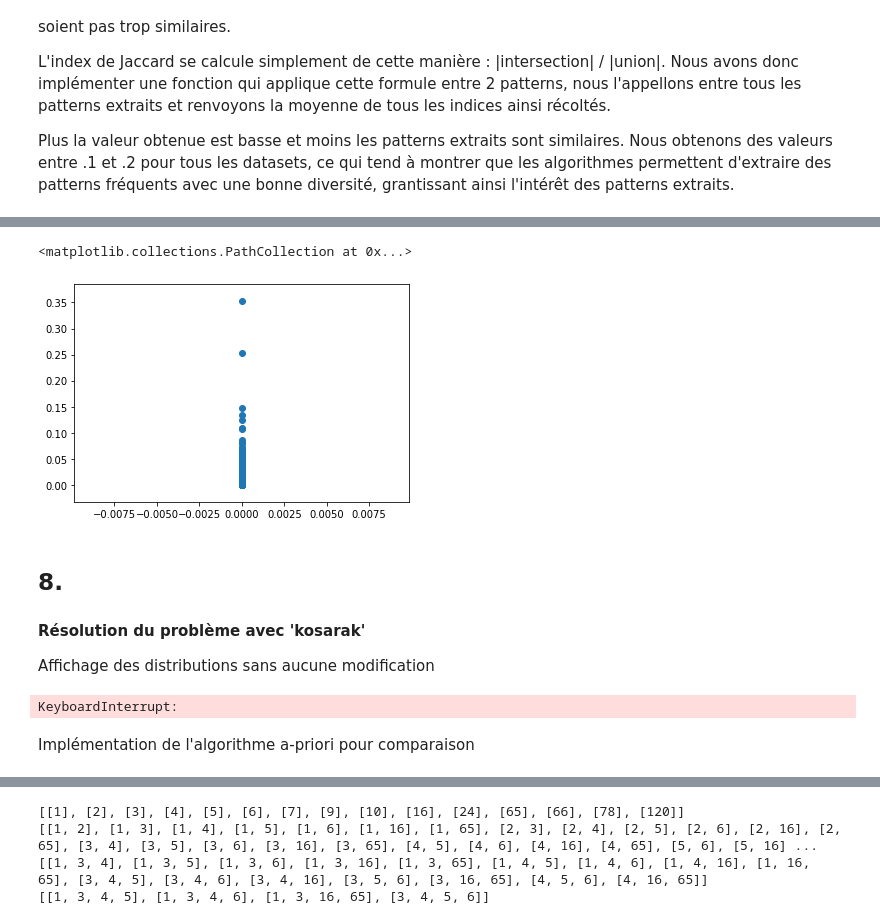
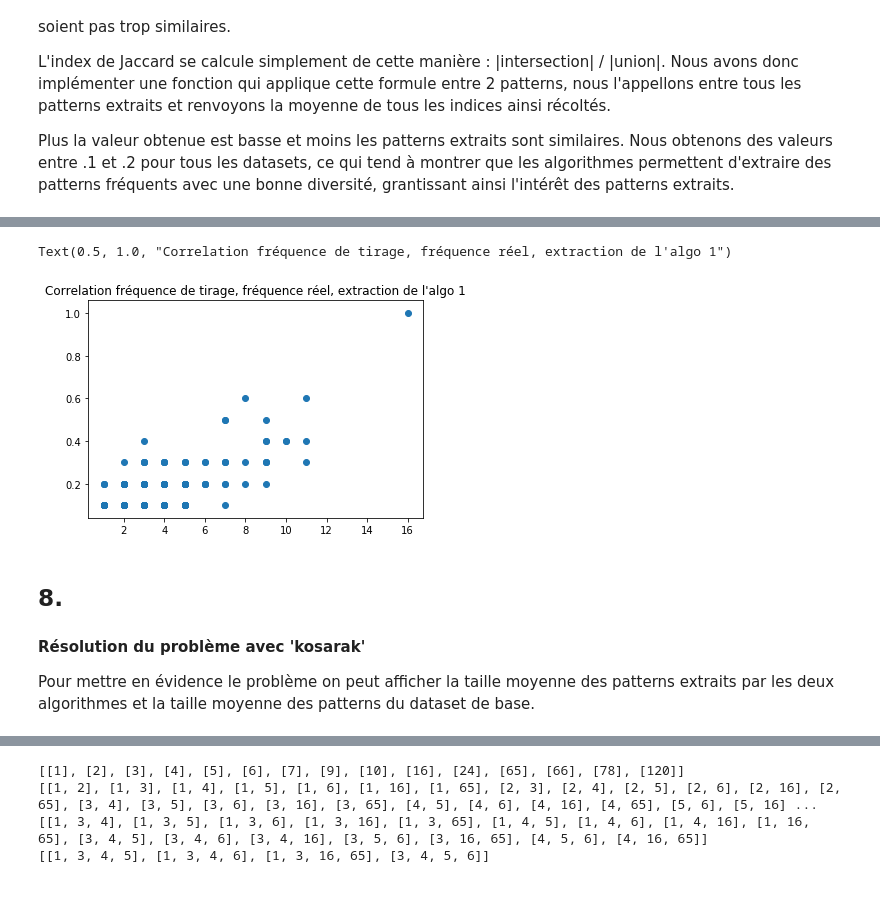
Before and after one commit to ThomasRanvier/data_mining, a Jupyter notebook: TP_1_ranvier_desilets.ipynb, the cells around one changed output, grey strips where cells are left out. Cells and saved outputs as stored; diff of their text form; code cells hidden in the pictures; blank space fills up the shorter version.

```diff
--- a/TP_1.ipynb
+++ b/TP_1_ranvier_desilets.ipynb
@@ -30,13 +30,14 @@ def freq_sampling_k(dataset, k):
     patterns = []
     #We create the weights out of the loop so it takes less time overall
     w = [2**abs(len(motif)) for motif in dataset]#1.
-    normalised_w = [i / sum(w) for i in w]
+    sum_w = sum(w)
+    normalised_w = [i / sum_w for i in w]
     done = False
     for _ in range(k):
         patterns.append(tuple(freq_sampling(dataset, w, normalised_w)))
     return patterns
 
-#Function that runs the algo for all loaded datasets, except kosarak and retail
+#Function that runs the algo for all loaded datasets, except kosarak and retail (too heavy)
 def freq_sampling_all_datasets(k):
     patterns_freq = {}
     for dataset_name in datasets:
@@ -258,32 +326,30 @@ Affichage d'un scatter plot entre fréquence de tirage et fréquence au sein du
 # %%
 p_df = {}
-
 for pattern in sampled_patterns_freq['small']:
     if pattern not in p_df:
-        p_df[pattern] = 0
+        p_df[pattern] = 1
     else:
         p_df[pattern] += 1
 
 p_f = patterns_freq(sampled_patterns_freq['small'], datasets['small'])
 
+f = []
 df = []
-f = []
 for i in p_df.items():
+    f.append(p_f[i[0]])
     df.append(i[1])
-    f.append(p_f[i[0]])
 
 plt.scatter(df, f)
+plt.title('Correlation fréquence de tirage, fréquence réel, extraction de l\'algo 1')
 # %% [output]
-<matplotlib.collections.PathCollection at 0x...>
+Text(0.5, 1.0, "Correlation fréquence de tirage, fréquence réel, extraction de l'algo 1")
-[figure, old version]
+[figure, new version]
-# %% [markdown]
-## 8.
-
-#### Résolution du problème avec 'kosarak'
-
-Affichage des distributions sans aucune modification
+# %% [markdown]
+## 8.
+
+#### Résolution du problème avec 'kosarak'
+
+Pour mettre en évidence le problème on peut afficher la taille moyenne des patterns extraits par les deux algorithmes et la taille moyenne des patterns du dataset de base.
 # %%
-sampled_patterns_freq['kosarak'] = freq_sampling_k(datasets['kosarak'], 250)
-display_distributions(list(set(sampled_patterns_freq['kosarak'])), 'kosarak')
+sampled_patterns_freq['kosarak'] = freq_sampling_k(datasets['kosarak'], 1000)
+sampled_patterns_area['kosarak'] = area_sampling_k(datasets['kosarak'], 1000)
-# %% [output]
-KeyboardInterrupt:
@@ -293,2 +355,0 @@ display_distributions(list(set(sampled_patterns_area['kosarak'])), 'kosarak')
-# %% [markdown]
-Implémentation de l'algorithme a-priori pour comparaison
```
Also changed, not shown: parts of 22 cells of this notebook.
